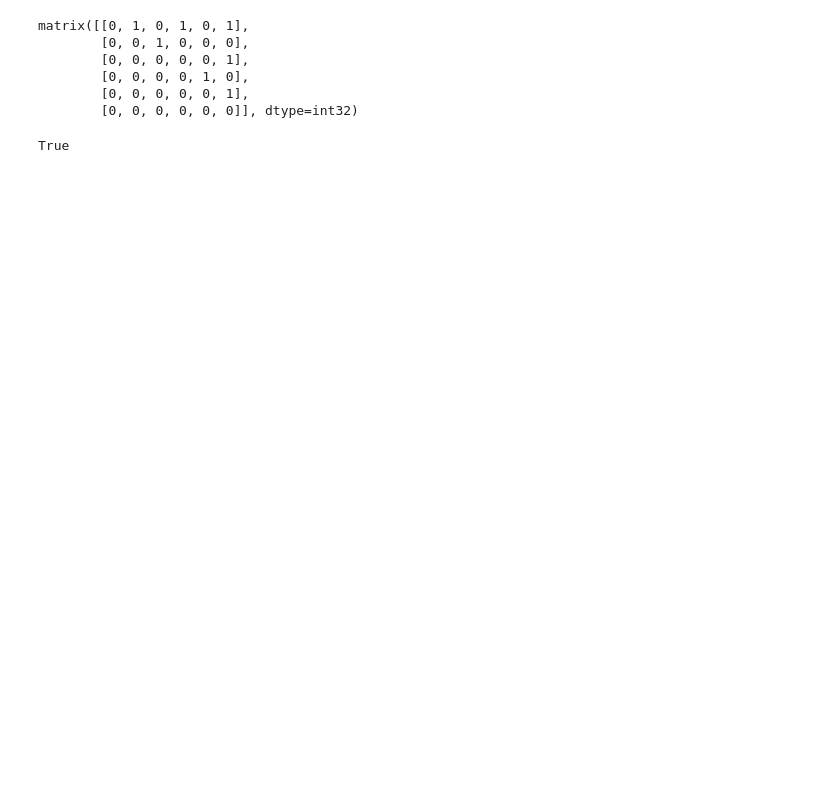
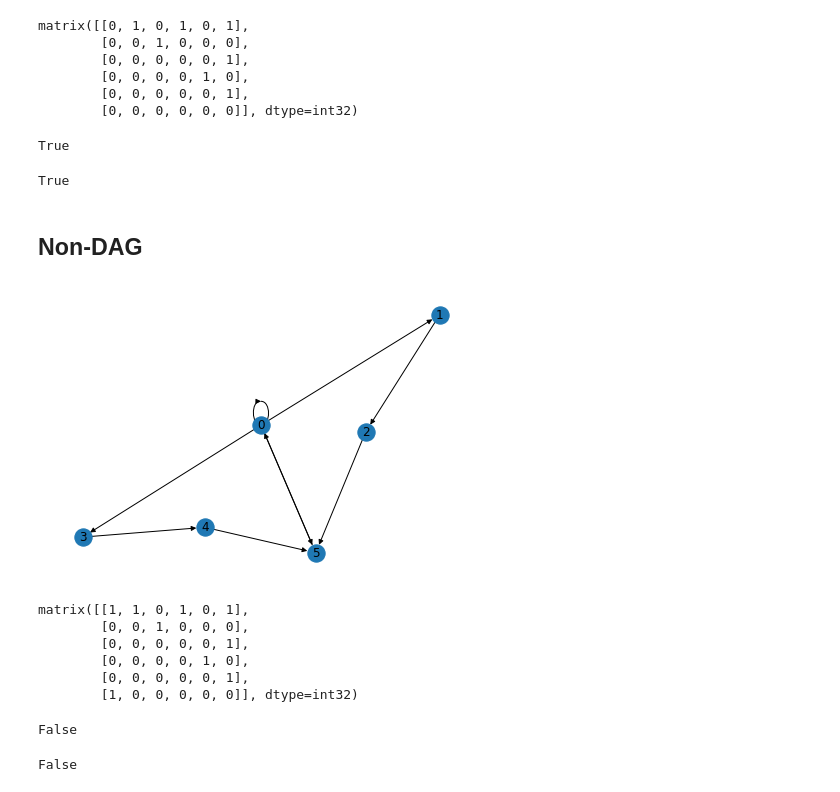
Before and after one commit to AlxndrMlk/math, a Jupyter notebook: graphs/01 - Check if G is a DAG.ipynb, the cells around one changed output. Cells and saved outputs as stored; diff of their text form; code cells hidden in the pictures; blank space fills up the shorter version.

```diff
--- a/graphs/01 - Check if G is a DAG.ipynb
+++ b/graphs/01 - Check if G is a DAG.ipynb
@@ -73,2 +117,54 @@ check_if_dag(G)
 # %% [output]
 True
+# %%
+check_if_dag_2(G)
+# %% [output]
+True
+# %% [markdown]
+## Non-DAG
+# %%
+# Create a graph
+G_non = nx.DiGraph()
+
+# Add nodes
+G_non.add_nodes_from(np.arange(6))
+
+# Add edges
+G_non.add_edges_from(
+    [
+        (0, 1),
+        (0, 3),
+        (0, 5),
+        (1, 2),
+        (2, 5),
+        (3, 4),
+        (4, 5),
+        (5, 0),
+        (0, 0)
+    ]
+)
+# %%
+# Plot the graph
+nx.draw(G_non, with_labels=True)
+# %% [output]
+[figure, added]
+# %%
+# Get the adjacency matrix
+A = nx.linalg.graphmatrix.adjacency_matrix(G_non).todense()
+A
+# %% [output]
+matrix([[1, 1, 0, 1, 0, 1],
+        [0, 0, 1, 0, 0, 0],
+        [0, 0, 0, 0, 0, 1],
+        [0, 0, 0, 0, 1, 0],
+        [0, 0, 0, 0, 0, 1],
+        [1, 0, 0, 0, 0, 0]], dtype=int32)
+# %%
+# Check if G is a DAG
+check_if_dag_1(G_non)
+# %% [output]
+False
+# %%
+check_if_dag_2(G_non)
+# %% [output]
+False
```
Also changed, not shown: parts of 6 cells of this notebook.
